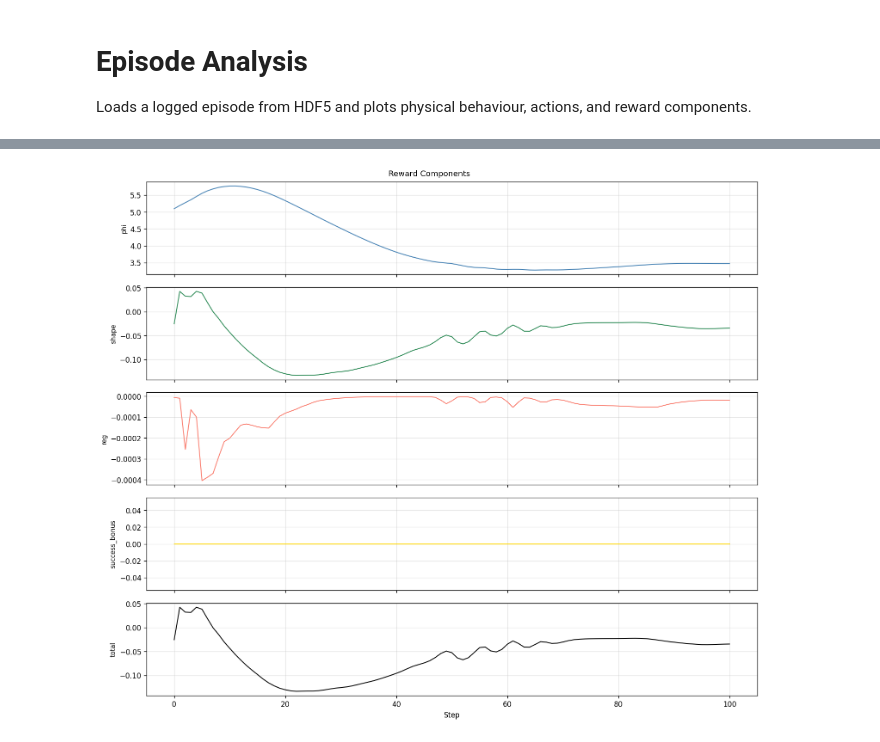
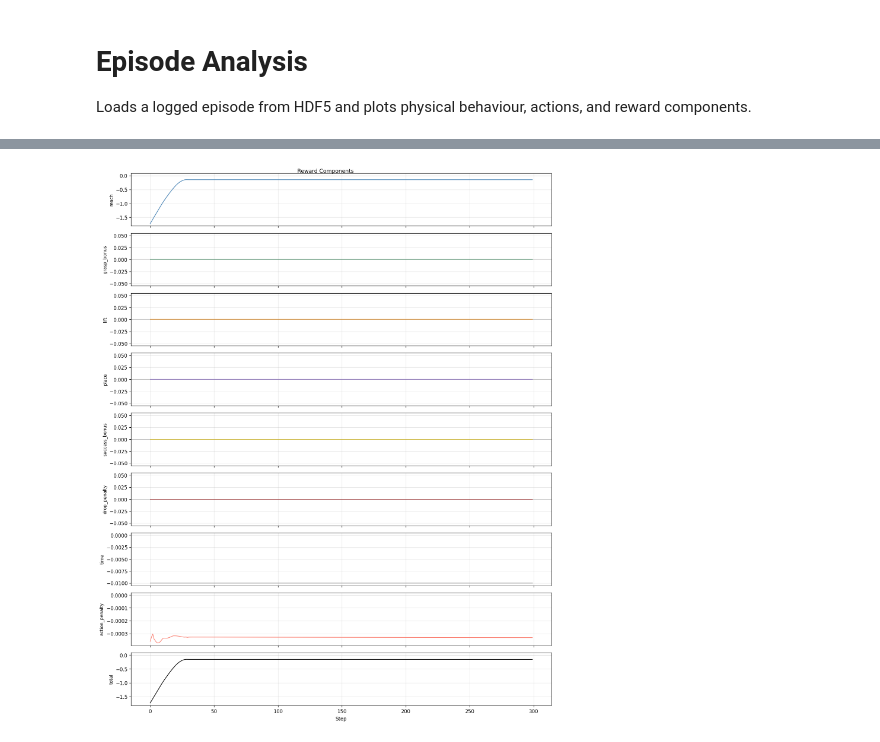
Before and after one commit to AlexanderWegenerRobotics/robust-manipulation-rl, a Jupyter notebook: analysis.ipynb, the cells around one changed output, grey strips where cells are left out. Drawn from its saved outputs; the diff is of its cells as text; code cells hidden in the pictures.

```diff
--- a/analysis.ipynb
+++ b/analysis.ipynb
@@ -146,21 +147,24 @@ plt.show()
 # %%
-reward_keys = ['reward/phi', 'reward/shape', 'reward/reg', 'reward/success_bonus', 'reward/total']
-colors      = ['steelblue', 'seagreen', 'salmon', 'gold', 'black']
-labels      = ['phi', 'shape', 'reg', 'success_bonus', 'total']
-fig, axes = plt.subplots(len(reward_keys), 1, figsize=(13, 11), sharex=True)
+fig, axes = plt.subplots(9, 1, figsize=(13, 16), sharex=True)
 
-for ax, key, color, label in zip(axes, reward_keys, colors, labels):
+for ax, key, color, label in zip(
+    axes,
+    ['reward/reach', 'reward/grasp_bonus', 'reward/lift', 'reward/place', 'reward/success_bonus', 'reward/drop_penalty', 'reward/time', 'reward/action_penalty', 'reward/total'],
+    ['steelblue', 'seagreen', 'darkorange', 'mediumpurple', 'gold', 'firebrick', 'gray', 'salmon', 'black'],
+    ['reach', 'grasp_bonus', 'lift', 'place', 'success_bonus', 'drop_penalty', 'time', 'action_penalty', 'total'],
+):
     if key in ep:
         ax.plot(steps, ep[key].squeeze(), color=color, linewidth=1.2)
     ax.set_ylabel(label, fontsize=9)
     ax.grid(True, alpha=0.3)
+    ax.axhline(0.0, color='gray', linewidth=0.5, alpha=0.5)
 
 axes[-1].set_xlabel('Step')
 plt.suptitle('Reward Components', fontsize=11)
 plt.tight_layout()
 plt.show()
 # %% [output]
-[figure, old version]
+[figure, new version]
 # %%
 fig, ax = plt.subplots(figsize=(13, 4))
 
```
Also changed, not shown: parts of 6 cells of this notebook, 5 other files.
